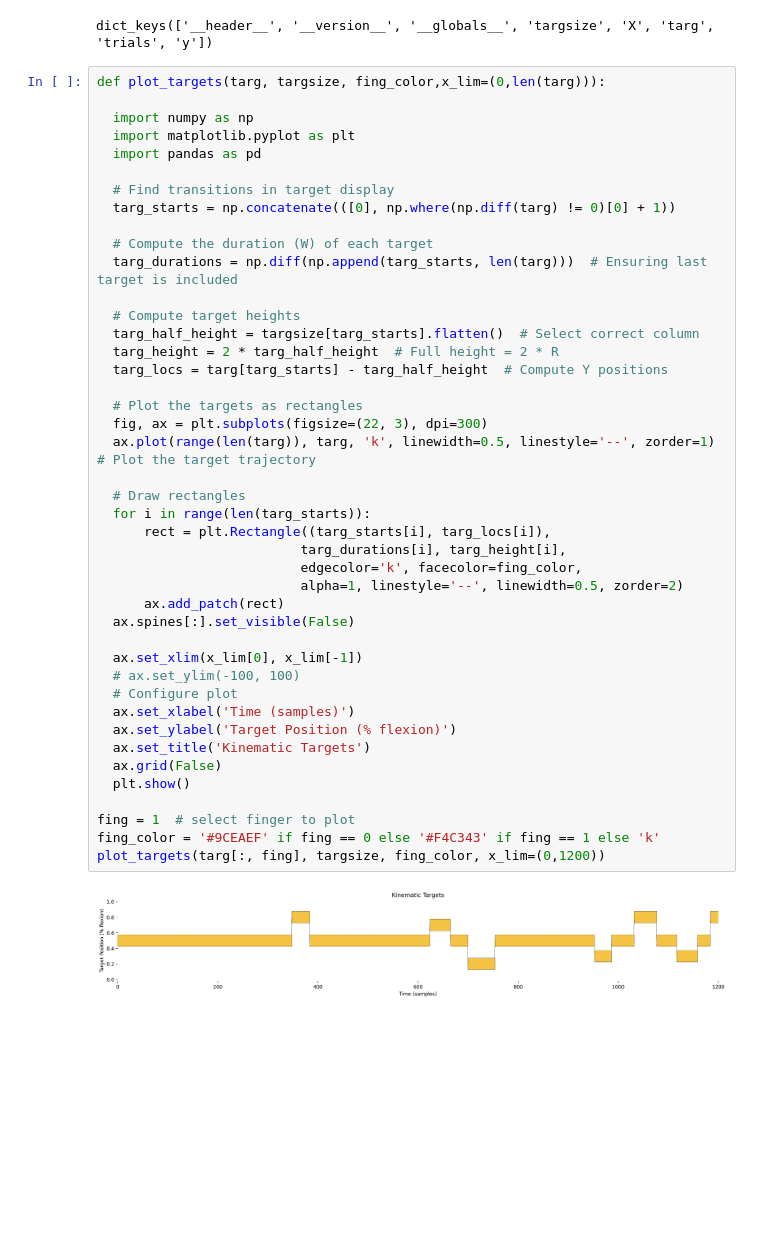
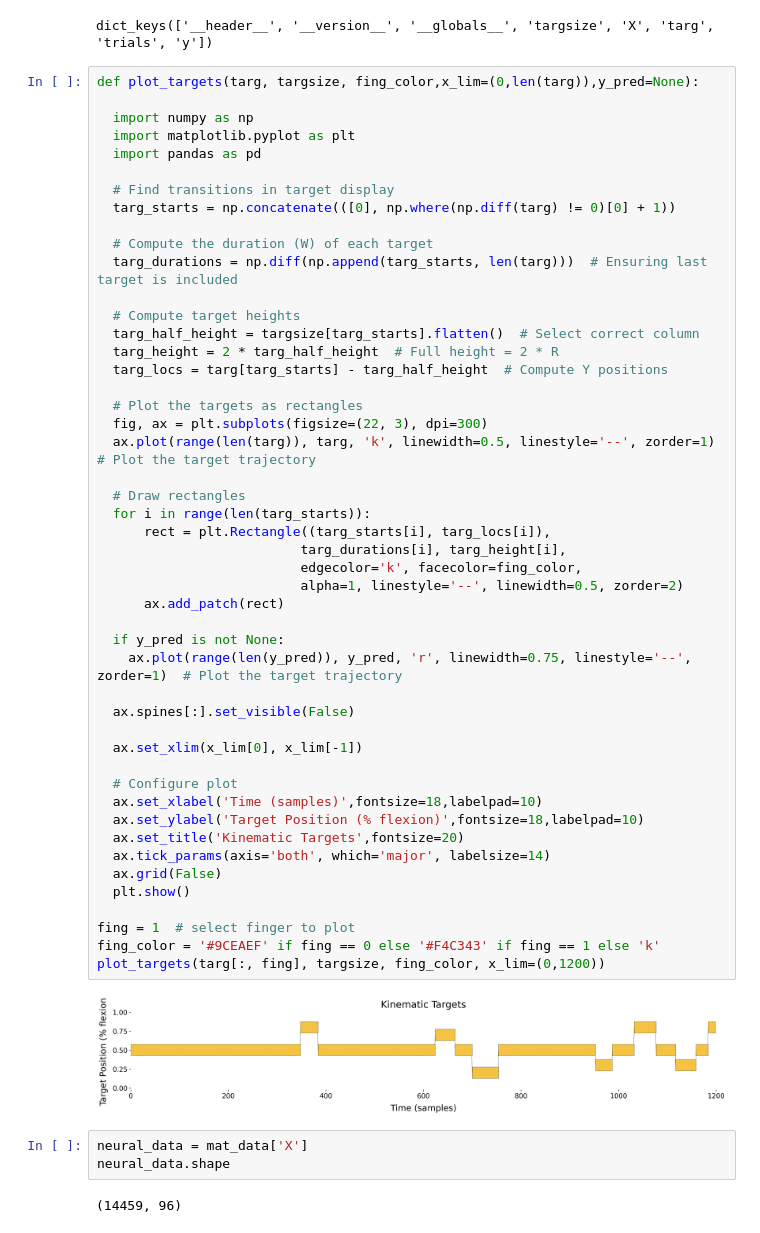
Before and after one commit to cfoli/Kinematic-Decoding-4-BCI-Control, a Jupyter notebook: Two_finger_neural_decoding.ipynb, the cells around one changed output. Cells and saved outputs as stored; diff of their text form; blank space fills up the shorter version.

Commit message:
Interim backup of 'plot_targets' function

```diff
--- a/Two_finger_neural_decoding.ipynb
+++ b/Two_finger_neural_decoding.ipynb
@@ -15,7 +15,7 @@ mat_data.keys()
 # %% [output]
 dict_keys(['__header__', '__version__', '__globals__', 'targsize', 'X', 'targ', 'trials', 'y'])
 # %%
-def plot_targets(targ, targsize, fing_color,x_lim=(0,len(targ))):
+def plot_targets(targ, targsize, fing_color,x_lim=(0,len(targ)),y_pred=None):
 
   import numpy as np
   import matplotlib.pyplot as plt
@@ -27,35 +27,45 @@ def plot_targets(targ, targsize, fing_color,x_lim=(0,len(targ))):
   # Compute the duration (W) of each target
   targ_durations = np.diff(np.append(targ_starts, len(targ)))  # Ensuring last target is included
 
   # Compute target heights
   targ_half_height = targsize[targ_starts].flatten()  # Select correct column
   targ_height = 2 * targ_half_height  # Full height = 2 * R
   targ_locs = targ[targ_starts] - targ_half_height  # Compute Y positions
 
   # Plot the targets as rectangles
   fig, ax = plt.subplots(figsize=(22, 3), dpi=300)
   ax.plot(range(len(targ)), targ, 'k', linewidth=0.5, linestyle='--', zorder=1)  # Plot the target trajectory
 
   # Draw rectangles
   for i in range(len(targ_starts)):
       rect = plt.Rectangle((targ_starts[i], targ_locs[i]),
                           targ_durations[i], targ_height[i],
                           edgecolor='k', facecolor=fing_color,
                           alpha=1, linestyle='--', linewidth=0.5, zorder=2)
       ax.add_patch(rect)
+
+  if y_pred is not None:
+    ax.plot(range(len(y_pred)), y_pred, 'r', linewidth=0.75, linestyle='--', zorder=1)  # Plot the target trajectory
+
   ax.spines[:].set_visible(False)
 
   ax.set_xlim(x_lim[0], x_lim[-1])
-  # ax.set_ylim(-100, 100)
+
   # Configure plot
-  ax.set_xlabel('Time (samples)')
-  ax.set_ylabel('Target Position (% flexion)')
-  ax.set_title('Kinematic Targets')
+  ax.set_xlabel('Time (samples)',fontsize=18,labelpad=10)
+  ax.set_ylabel('Target Position (% flexion)',fontsize=18,labelpad=10)
+  ax.set_title('Kinematic Targets',fontsize=20)
+  ax.tick_params(axis='both', which='major', labelsize=14)
   ax.grid(False)
   plt.show()
 
 fing = 1  # select finger to plot
 fing_color = '#9CEAEF' if fing == 0 else '#F4C343' if fing == 1 else 'k'
 plot_targets(targ[:, fing], targsize, fing_color, x_lim=(0,1200))
 # %% [output]
-[figure, old version]
+[figure, new version]
+# %%
+neural_data = mat_data['X']
+neural_data.shape
+# %% [output]
+(14459, 96)
```
Also changed, not shown: parts of 3 cells of this notebook.
